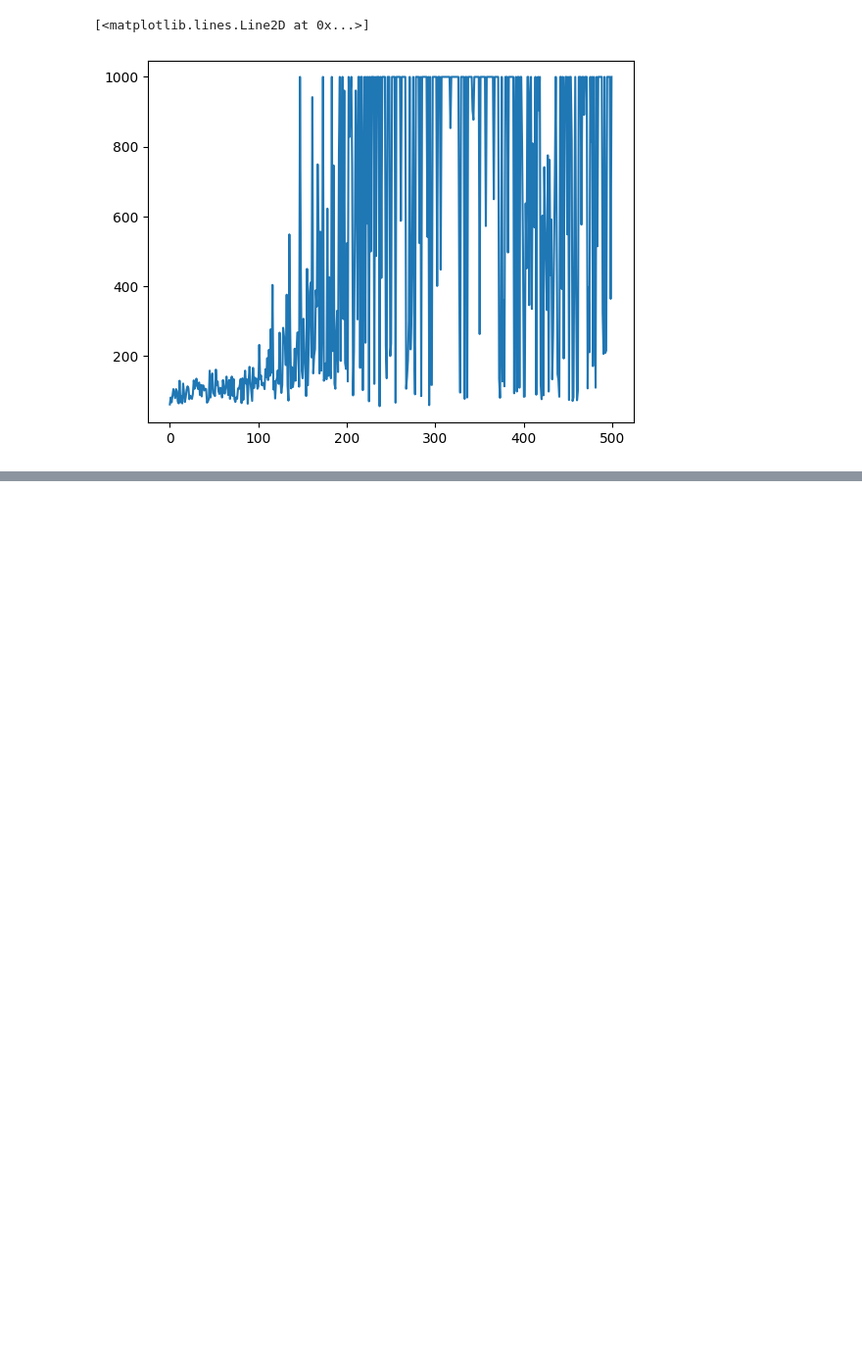
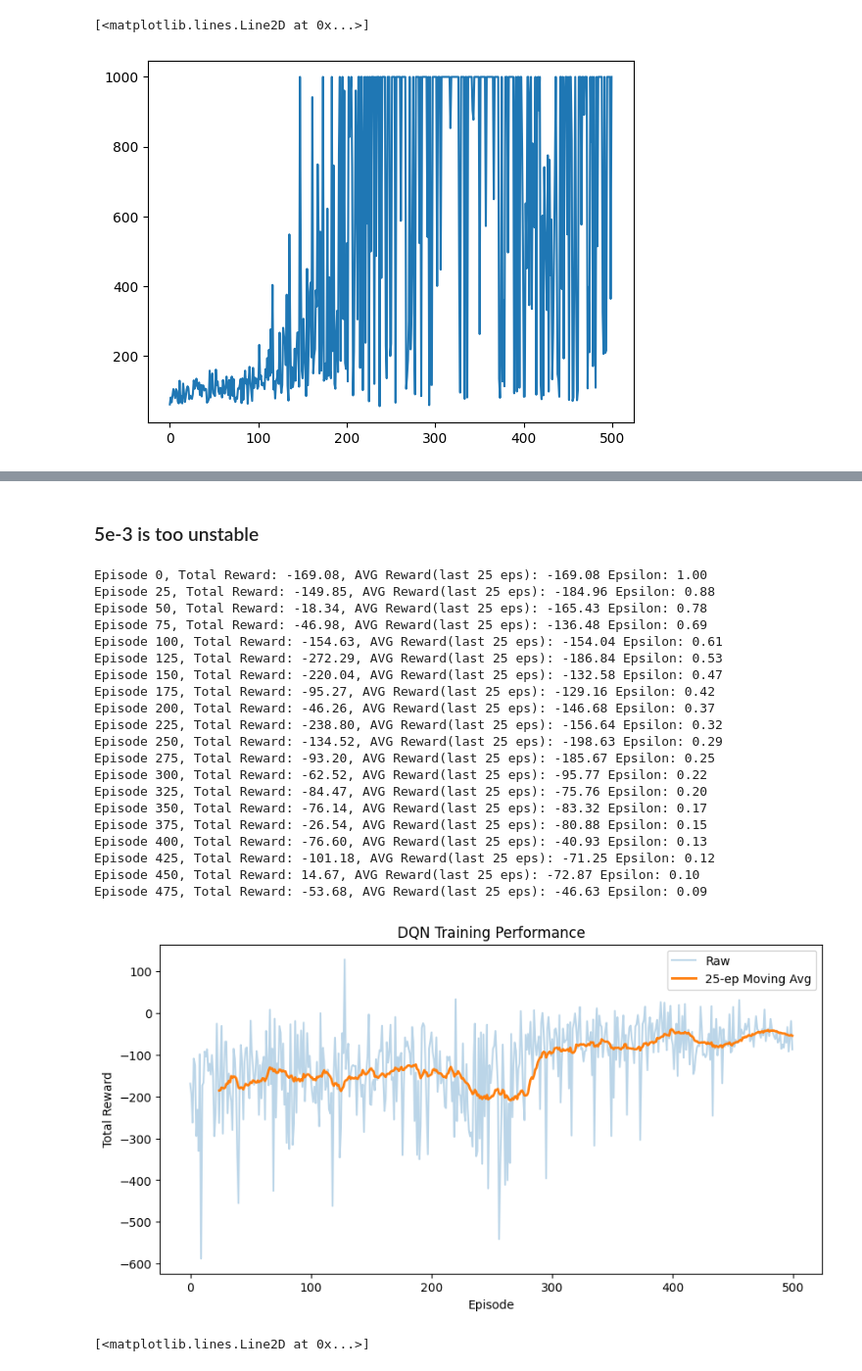
Before and after one commit to cferreira21/tp, a Jupyter notebook: TP_DQN.ipynb, the cells around one changed output, grey strips where cells are left out. Shown at 98% size. Drawn from its saved outputs; the diff is of its cells as text; code cells hidden in the pictures; blank space fills up the shorter version.

```diff
--- a/TP_DQN.ipynb
+++ b/TP_DQN.ipynb
@@ -232,0 +310,29 @@ plot_rewards(rewards4)
+# %% [markdown]
+### 5e-3 is too unstable
+# %%
+agent8, rewards8, durations8 = train(500,64,0.99,1.0,0.01,0.995,15, 5e-5)
+plot_rewards(rewards8)
+plt.plot(durations8)
+# %% [output]
+Episode 0, Total Reward: -169.08, AVG Reward(last 25 eps): -169.08 Epsilon: 1.00
+Episode 25, Total Reward: -149.85, AVG Reward(last 25 eps): -184.96 Epsilon: 0.88
+Episode 50, Total Reward: -18.34, AVG Reward(last 25 eps): -165.43 Epsilon: 0.78
+Episode 75, Total Reward: -46.98, AVG Reward(last 25 eps): -136.48 Epsilon: 0.69
+Episode 100, Total Reward: -154.63, AVG Reward(last 25 eps): -154.04 Epsilon: 0.61
+Episode 125, Total Reward: -272.29, AVG Reward(last 25 eps): -186.84 Epsilon: 0.53
+Episode 150, Total Reward: -220.04, AVG Reward(last 25 eps): -132.58 Epsilon: 0.47
+Episode 175, Total Reward: -95.27, AVG Reward(last 25 eps): -129.16 Epsilon: 0.42
+Episode 200, Total Reward: -46.26, AVG Reward(last 25 eps): -146.68 Epsilon: 0.37
+Episode 225, Total Reward: -238.80, AVG Reward(last 25 eps): -156.64 Epsilon: 0.32
+Episode 250, Total Reward: -134.52, AVG Reward(last 25 eps): -198.63 Epsilon: 0.29
+Episode 275, Total Reward: -93.20, AVG Reward(last 25 eps): -185.67 Epsilon: 0.25
+Episode 300, Total Reward: -62.52, AVG Reward(last 25 eps): -95.77 Epsilon: 0.22
+Episode 325, Total Reward: -84.47, AVG Reward(last 25 eps): -75.76 Epsilon: 0.20
+Episode 350, Total Reward: -76.14, AVG Reward(last 25 eps): -83.32 Epsilon: 0.17
+Episode 375, Total Reward: -26.54, AVG Reward(last 25 eps): -80.88 Epsilon: 0.15
+Episode 400, Total Reward: -76.60, AVG Reward(last 25 eps): -40.93 Epsilon: 0.13
+Episode 425, Total Reward: -101.18, AVG Reward(last 25 eps): -71.25 Epsilon: 0.12
+Episode 450, Total Reward: 14.67, AVG Reward(last 25 eps): -72.87 Epsilon: 0.10
+Episode 475, Total Reward: -53.68, AVG Reward(last 25 eps): -46.63 Epsilon: 0.09
+[figure, added]
+[<matplotlib.lines.Line2D at 0x...>]
```
Also changed, not shown: parts of 27 cells of this notebook.
